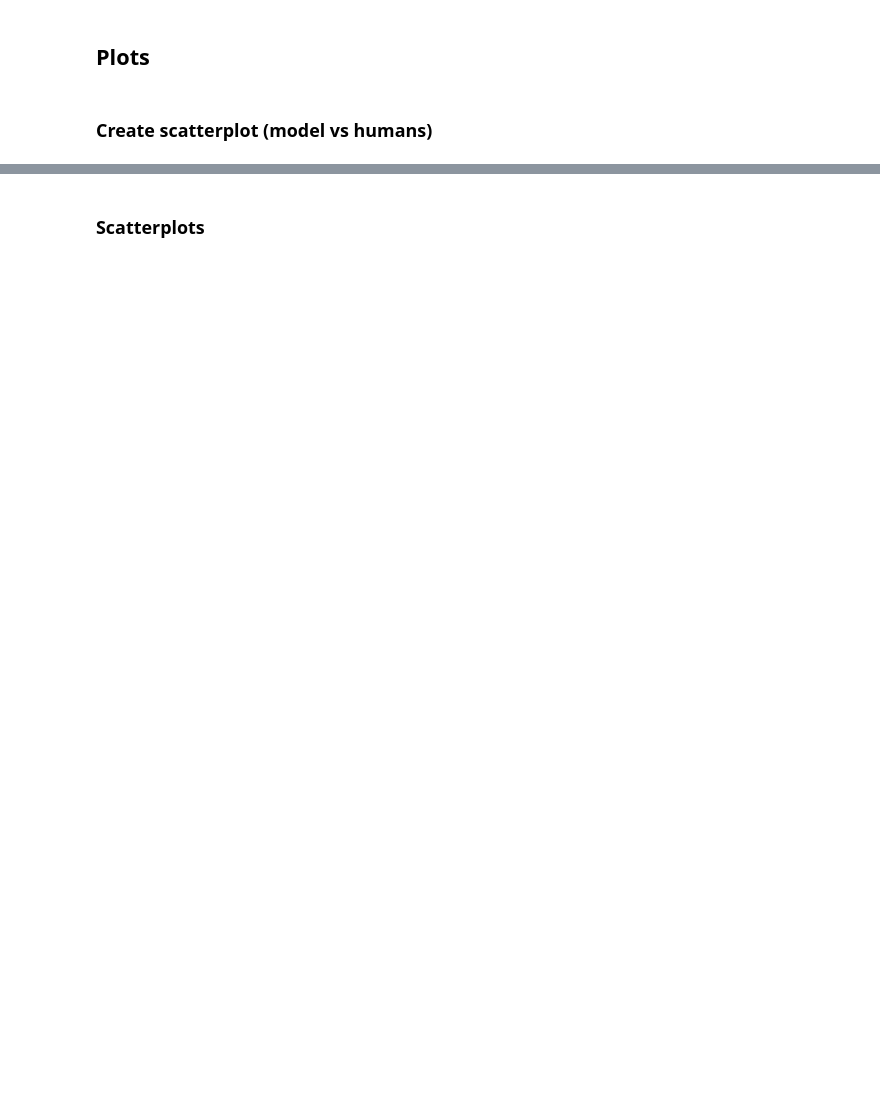
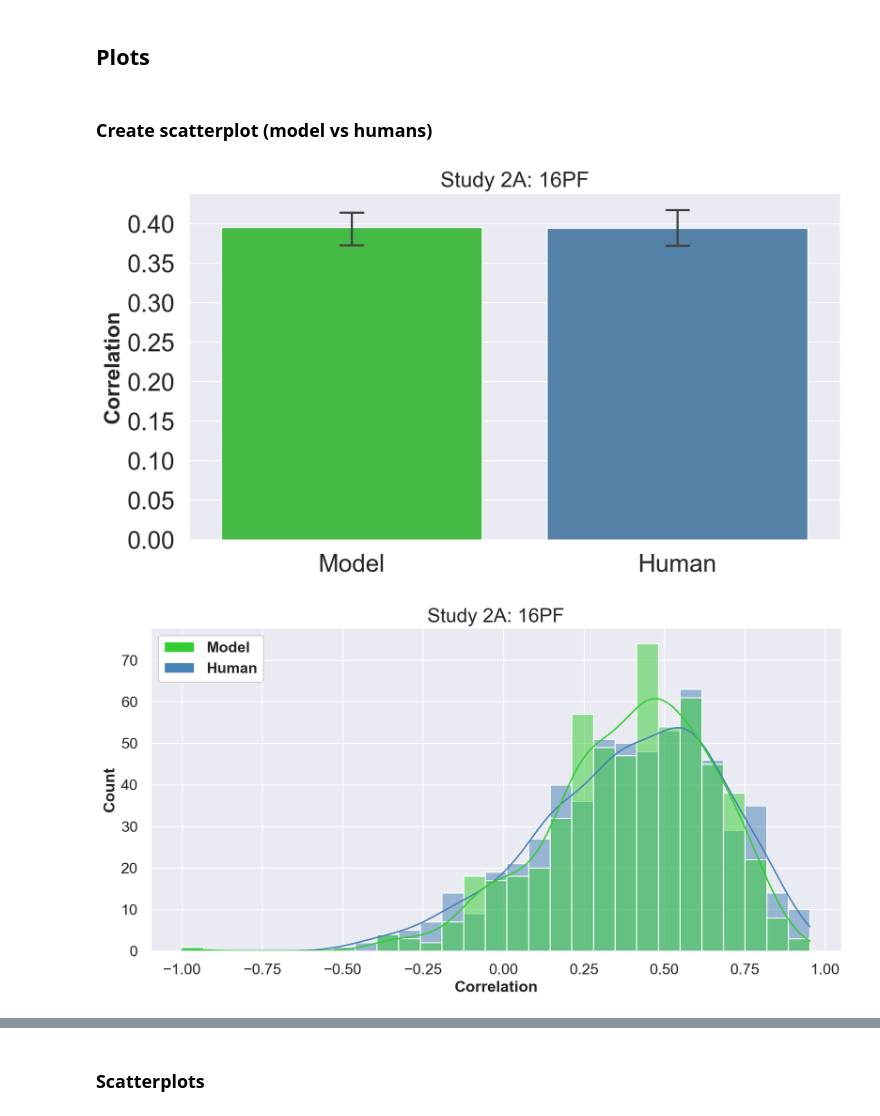
Before and after one commit to goytoom/questionnaire-embeddings, a Jupyter notebook: scripts/Study2.ipynb, the cells around one changed output, grey strips where cells are left out. Cells and saved outputs as stored; diff of their text form; code cells hidden in the pictures; blank space fills up the shorter version.

Commit message:
update plots

```diff
--- a/scripts/Study2.ipynb
+++ b/scripts/Study2.ipynb
@@ -390,7 +416,7 @@ HSQ
 #Choose Data Set:
 R = 2           #1: reversed-coded, #2: nonReversed-coded
 d = "hsq"      #BIG5. 16PF, RIASEC, HSQ, IPIP, IPIP2 (assigned items only)
-h_path = "human_studies/" + d.upper() + "/" + d.lower()
+h_path = "../human_studies/" + d.upper() + "/" + d.lower()
 
 #best Model (KnnRegression k=5, no reverse-coding):
 m = 4          #0: Ridge, #1: RidgeClass, #2:KNN, #3: Kernel SVM (RBF), #4: KNN regression
@@ -401,6 +427,7 @@ model, modelName = predModel(m,par)
 #load path and necessary variables:
 folder, data = chooseData(d)
 embeddings, save = chooseEmb(e)     #LIWC, WORD2VEC, SENTENCEBERT
+savePath = "../results/"+folder+"nonReversed/"
 
 #get embeddings name:
 embName = embeddings.split("_")[2].split(".")[0]
@@ -412,11 +439,21 @@ total_preds = total_preds.astype(float)
 
 # load target responses (original data)
 targets_data = pd.read_csv(h_path + "_targets_data.csv", index_col=0)
+targets_data.index = targets_data.index.map(str)
+
+# rename questions by order (e.g., "q1")
+new_cols_names = ["q" + str(x) for x in range(1, len(targets_data.columns[4:])+1)]
+rename_cols_dict = {k:v for k,v in zip(targets_data.columns[4:].tolist(), new_cols_names)}
+targets_data.rename(columns=rename_cols_dict, inplace=True)
+
 # load human rater data (revised human study)
 human_data = pd.read_csv(h_path + "_qualtrics_cleaned.csv", index_col = 0)
 # load model predictions (original prediction model)
 model_data = total_preds.loc[targets_data.index]
 model_data = pd.merge(model_data, targets_data.target_nr, left_index=True, right_index=True) # add target_nr
+
+# rename questions by order (e.g., "q1")
+model_data.rename(columns=rename_cols_dict, inplace=True)
 
 df_folds = pd.read_csv(h_path + "_question_folds.csv") # save to files
 df_folds.test_items = df_folds.test_items.apply(lambda x: re.sub(r'\[[0-9\.\s]+\]', add_comma, x)).apply(lambda x: re.sub(r'([0-9\.]+)', add_comma, x)).apply(lambda x: np.array(eval(x)[0]))
@@ -425,13 +462,14 @@ df_folds.train_items = df_folds.train_items.apply(lambda x: re.sub(r'\[[0-9\.\s]
 targets_h, targets_m = targetComparison(targets_data, human_data, model_data, df_folds)
 df_comparison = predictionPerformance(targets_data, human_data, model_data, df_folds)
 
-#save results for plotting
 df_comparisons.append(df_comparison)
-targets_comparisons.append([targets_h, targets_m]
+targets_comparisons.append([targets_h, targets_m])
 # %% [markdown]
 Get average performance and test for significance (against zero)
 # %%
-for targets_h, targets_c in targets_comparisons: #check order
+datasets = ["16PF", "RIASEC", "HSQ"]
+for i, (targets_h, targets_m) in enumerate(targets_comparisons): #check order
+    print("Dataset: " + datasets[i])
     #humans
     h = [x for s in targets_h for x in s]
     ttest_h = stats.ttest_1samp(h, 0, nan_policy="omit")
@@ -439,13 +477,14 @@ for targets_h, targets_c in targets_comparisons: #check order
     p_h = round(ttest_h[1], 4)
 
     #model
-    c = [x for s in targets_m for x in s]
-    ttest_c = stats.ttest_1samp(c, 0, nan_policy="omit")
-    t_c = round(ttest_c[0], 3)
-    p_c = round(ttest_c[1], 4)
+    m = [x for s in targets_m for x in s]
+    ttest_m = stats.ttest_1samp(m, 0, nan_policy="omit")
+    t_m = round(ttest_m[0], 3)
+    p_m = round(ttest_m[1], 4)
 
-    model  = df_comparison[df_comparison.Predictor == "Model"].dropna()
-    humans = df_comparison[df_comparison.Predictor == "Human"].dropna()
+    model  = df_comparisons[i][df_comparison.Predictor == "Model"].dropna()
+    # model = model[model.Correlation > -0.99] # remove extreme outlier
+    humans = df_comparisons[i][df_comparison.Predictor == "Human"].dropna()
 
     # two-sample independent welch test
     welch_stat = welch_t_test(np.mean(humans.Correlation), np.std(humans.Correlation, ddof=1), humans.Correlation.size,
@@ -458,14 +497,14 @@ for targets_h, targets_c in targets_comparisons: #check order
 
     print("\nModel performance across all targets:")
     print("Correlation, t-statistic, p-value, DOF")
-    print([round(nanmean(c),3), t_c, p_c, len(c)-2])
+    print([round(nanmean(m),3), t_m, p_m, len(m)-2])
 
     print("\n Welch's t-test: Are model and human performance different?")
     print("t-statistic, p-value, DOF")
     print(welch_stat) #not significantly different! absolute difference very small
 
     # percentage of positive significant correlations: -> very similar and very positive
-    pos_cor_h = round(np.mean(df_comparison.Correlation[df_comparison.Predictor == "Human"]>0), 3)*100 # 89% positive
-    pos_cor_m = round(np.mean(df_comparison.Correlation[df_comparison.Predictor == "Model"]>0), 3)*100 # 91% positive
+    pos_cor_h = round(np.mean(df_comparisons[i].Correlation[df_comparisons[i].Predictor == "Human"]>0), 3)*100 # 89% positive
+    pos_cor_m = round(np.mean(df_comparisons[i].Correlation[df_comparisons[i].Predictor == "Model"]>0), 3)*100 # 91% positive
     print("\nModel: " + str(pos_cor_m) + "% significant positive correlations.")
-    print("Humans: " + str(pos_cor_h) + "% significant positive correlations.")
+    print("Humans: " + str(pos_cor_h) + "% significant positive correlations.\n")
@@ -474,7 +531,7 @@ for targets_h, targets_c in targets_comparisons: #check order
 # %% [markdown]
 ### Create scatterplot (model vs humans)
 # %%
-dataset_names = ["", '16PF', 'RIASEC', 'HSQ']
+dataset_names = ["", 'Study 2A: 16PF', 'Study 2B: RIASEC', 'Study 2C: HSQ']
 
 for i in range(1,len(dataset_names)): #creates figures starting after big5: numbering starts at fig_*_C
     df_comparison = df_comparisons[i-1] #get dataframe
@@ -489,30 +546,33 @@ for i in range(1,len(dataset_names)): #creates figures starting after big5: numb
     ax = sns.barplot(y='Correlation', x='Predictor', orient='v', data=df_comparison, errorbar=('ci', 95),
                      palette=["limegreen","steelblue"], capsize=0.07, errwidth=2)
     plt.ylabel("Correlation", fontweight='bold', fontsize=20)
     plt.xlabel("", fontweight='bold', fontsize=20, labelpad=-13)
     plt.xticks(fontsize=23)
     plt.yticks(fontsize=23)
     plt.title(dataset_names[i], fontsize=20)
 
     fig_name = "fig4_" + chr(65+3*i) + ".pdf"
     plt.savefig("../plot_data/" + fig_name, bbox_inches='tight')
 
     #Add the distribution plots for each data set:
     fig  = plt.figure(figsize=(11, 6), dpi= 180)
     palette=["limegreen","steelblue"]
     ax = sns.histplot(df_comparison, x="Correlation", kde=True, hue="Predictor", palette = palette)
     handles = [Patch(facecolor=item) for item in palette]
     labels = df_comparison.Predictor.unique().tolist()
     ax.legend(loc = "upper left", handles = handles, labels = labels, frameon = True, framealpha = 1.0, facecolor='white', prop={'weight':'bold'})
     ax.set_ylabel('Count', fontweight = "bold", fontsize = 16)
     ax.set_xlabel('Correlation', fontweight = "bold", fontsize = 16)
     plt.title(dataset_names[i], fontsize=20)
 
     #save figures
     fig_name = "fig4_" + chr(65+3*i+1) + ".pdf" #update figure name (to skip 3rd number)
     plt.savefig("../plot_data/" + fig_name, bbox_inches='tight')
     # files.download(fig_name)
 
     plt.tight_layout()
     plt.subplots_adjust(hspace = 1)
     plt.show()
+# %% [output]
+[figure, added]
+[figure, added]
```
Also changed, not shown: parts of 6 cells of this notebook, 36 other files.
